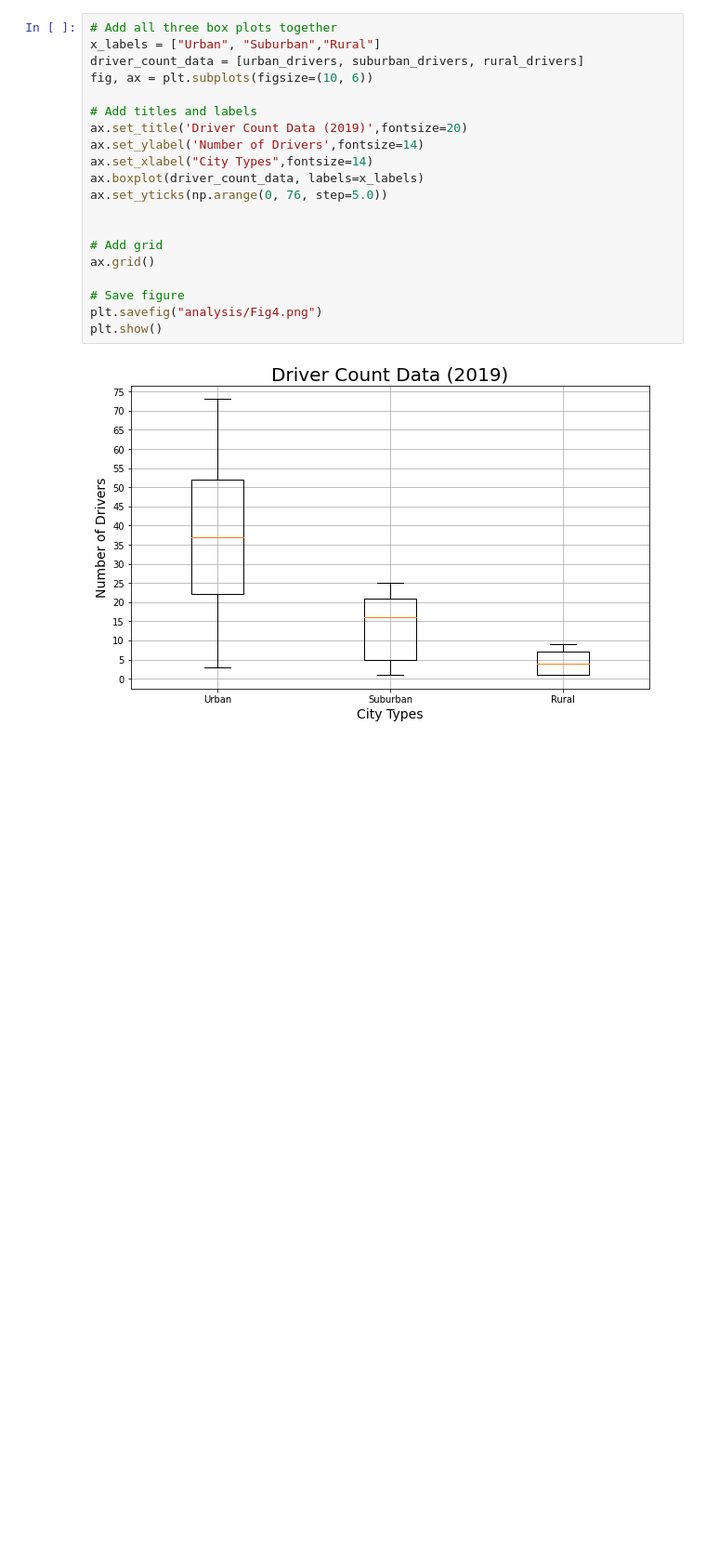
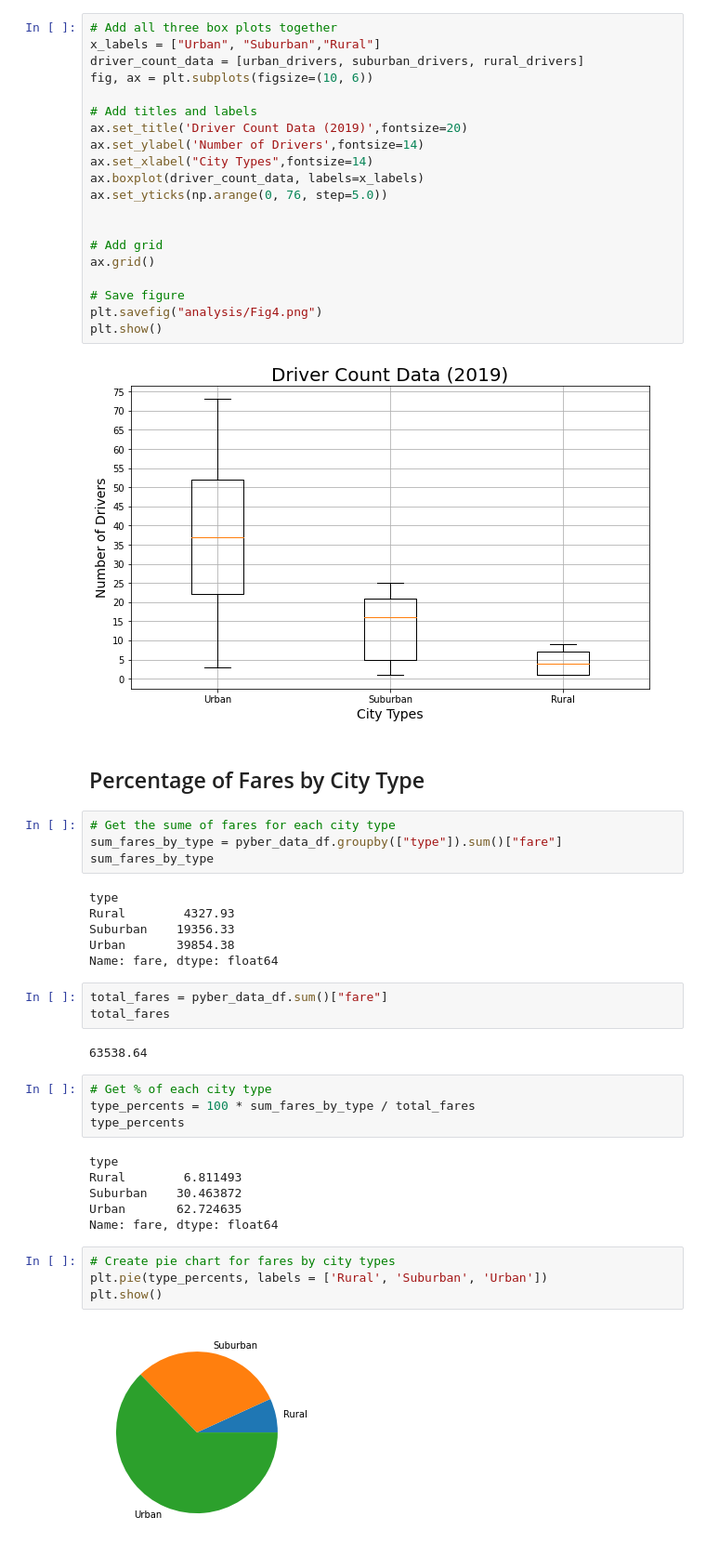
Before and after one commit to Wall-E28/pyBer_analysis, a Jupyter notebook: PyBer.ipynb, the cells around one changed output. Shown at 93% size. Saved outputs shown, nothing was run; the diff lists cells and outputs as text; blank space fills up the shorter version.

```diff
--- a/PyBer.ipynb
+++ b/PyBer.ipynb
@@ -989,3 +990,36 @@ plt.savefig("analysis/Fig4.png")
 plt.show()
 # %% [output]
 [figure]
+# %% [markdown]
+## Percentage of Fares by City Type
+# %%
+# Get the sume of fares for each city type
+sum_fares_by_type = pyber_data_df.groupby(["type"]).sum()["fare"]
+sum_fares_by_type
+# %% [output]
+type
+Rural        4327.93
+Suburban    19356.33
+Urban       39854.38
+Name: fare, dtype: float64
+# %%
+total_fares = pyber_data_df.sum()["fare"]
+total_fares
+# %% [output]
+63538.64
+# %%
+# Get % of each city type
+type_percents = 100 * sum_fares_by_type / total_fares
+type_percents
+# %% [output]
+type
+Rural        6.811493
+Suburban    30.463872
+Urban       62.724635
+Name: fare, dtype: float64
+# %%
+# Create pie chart for fares by city types
+plt.pie(type_percents, labels = ['Rural', 'Suburban', 'Urban'])
+plt.show()
+# %% [output]
+[figure, added]
```
Also changed, not shown: parts of 3 cells of this notebook, 1 other file.
